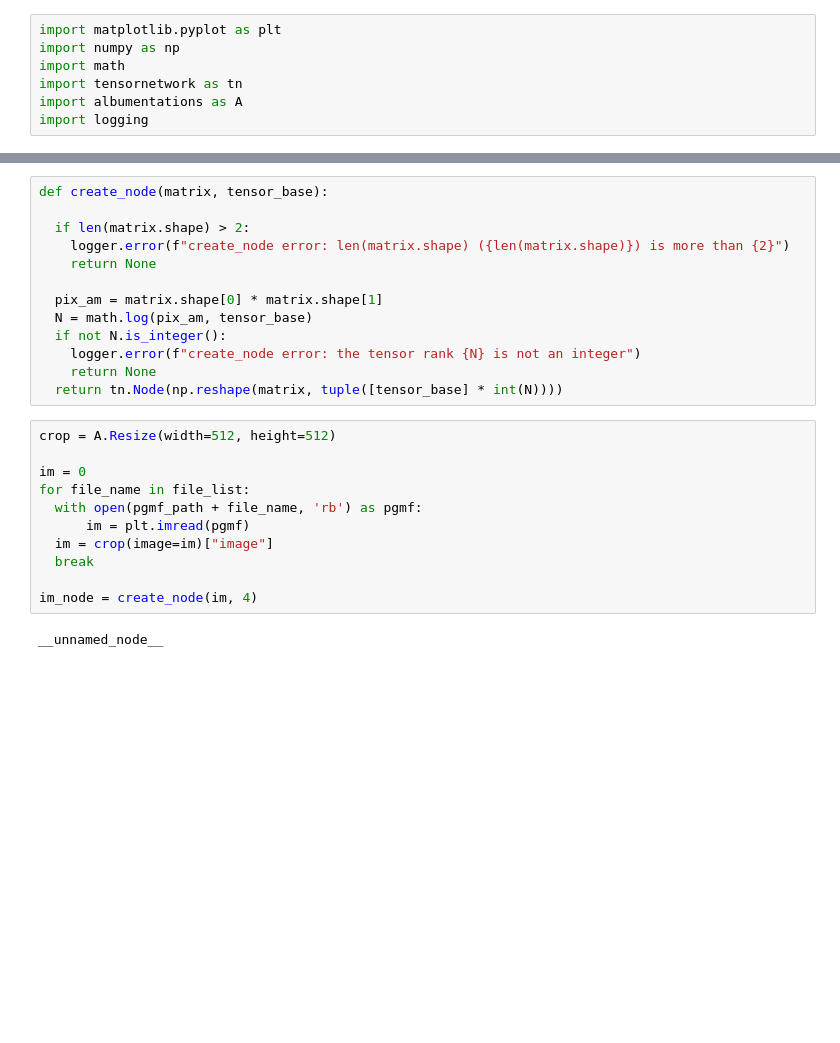
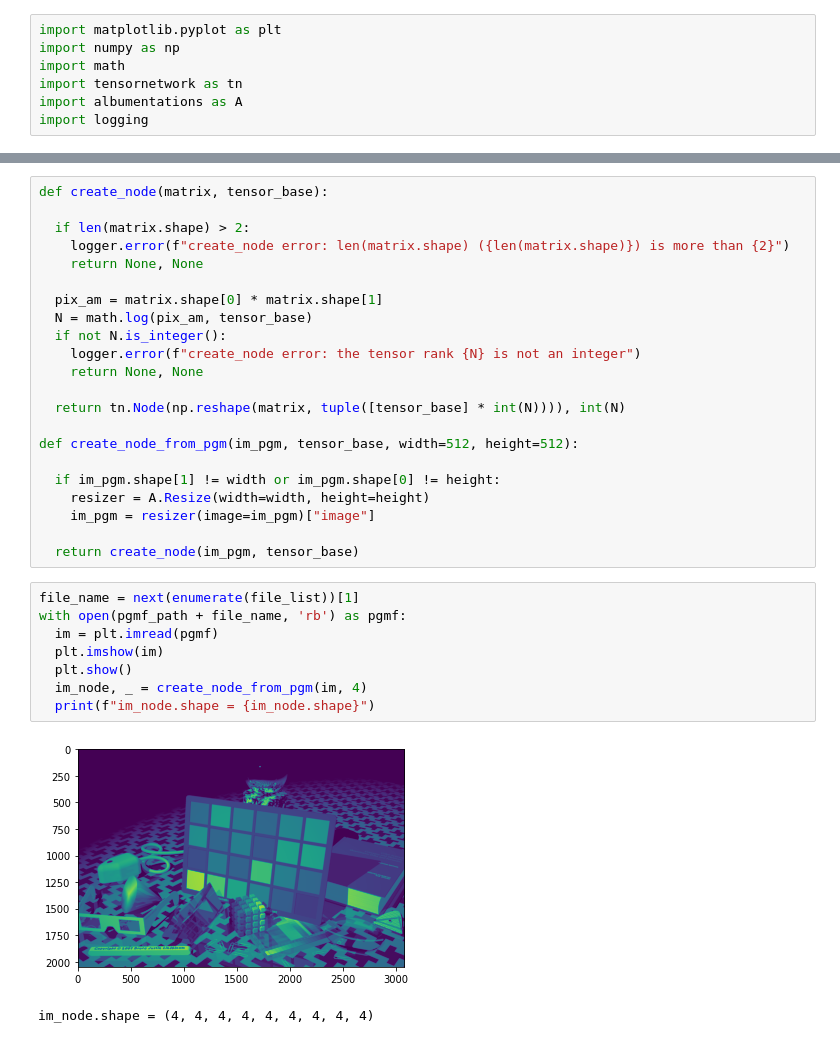
Before and after one commit to SuperCrabLover/Tensor-Networks-For-Compression-And-Image-Recovery, a Jupyter notebook: Tensor_Experiment_1.ipynb, the cells around one changed output, grey strips where cells are left out. Saved outputs shown, nothing was run; the diff lists cells and outputs as text; blank space fills up the shorter version.

Commit message:
Added function to create tn nodes from pgm

```diff
--- a/Tensor_Experiment_1.ipynb
+++ b/Tensor_Experiment_1.ipynb
@@ -58,24 +52,31 @@ def create_node(matrix, tensor_base):
 
   if len(matrix.shape) > 2:
     logger.error(f"create_node error: len(matrix.shape) ({len(matrix.shape)}) is more than {2}")
-    return None
+    return None, None
 
   pix_am = matrix.shape[0] * matrix.shape[1]
   N = math.log(pix_am, tensor_base)
   if not N.is_integer():
     logger.error(f"create_node error: the tensor rank {N} is not an integer")
-    return None
-  return tn.Node(np.reshape(matrix, tuple([tensor_base] * int(N))))
+    return None, None
+
+  return tn.Node(np.reshape(matrix, tuple([tensor_base] * int(N)))), int(N)
+
+def create_node_from_pgm(im_pgm, tensor_base, width=512, height=512):
+
+  if im_pgm.shape[1] != width or im_pgm.shape[0] != height:
+    resizer = A.Resize(width=width, height=height)
+    im_pgm = resizer(image=im_pgm)["image"]
+
+  return create_node(im_pgm, tensor_base)
 # %%
-crop = A.Resize(width=512, height=512)
-
-im = 0
-for file_name in file_list:
-  with open(pgmf_path + file_name, 'rb') as pgmf:
-      im = plt.imread(pgmf)
-  im = crop(image=im)["image"]
-  break
-
-im_node = create_node(im, 4)
+file_name = next(enumerate(file_list))[1]
+with open(pgmf_path + file_name, 'rb') as pgmf:
+  im = plt.imread(pgmf)
+  plt.imshow(im)
+  plt.show()
+  im_node, _ = create_node_from_pgm(im, 4)
+  print(f"im_node.shape = {im_node.shape}")
 # %% [output]
+[figure, added]
-__unnamed_node__
+im_node.shape = (4, 4, 4, 4, 4, 4, 4, 4, 4)
```
Also changed, not shown: parts of 3 cells of this notebook.
